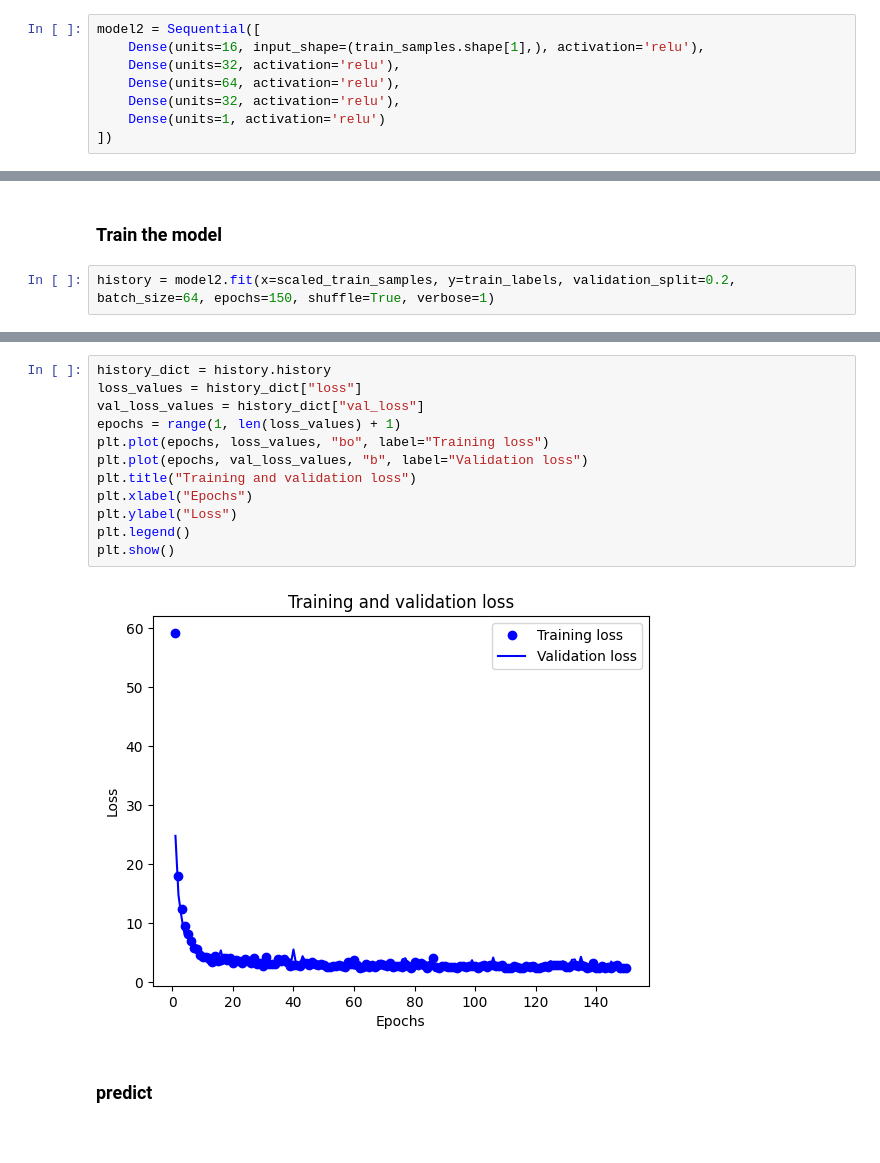
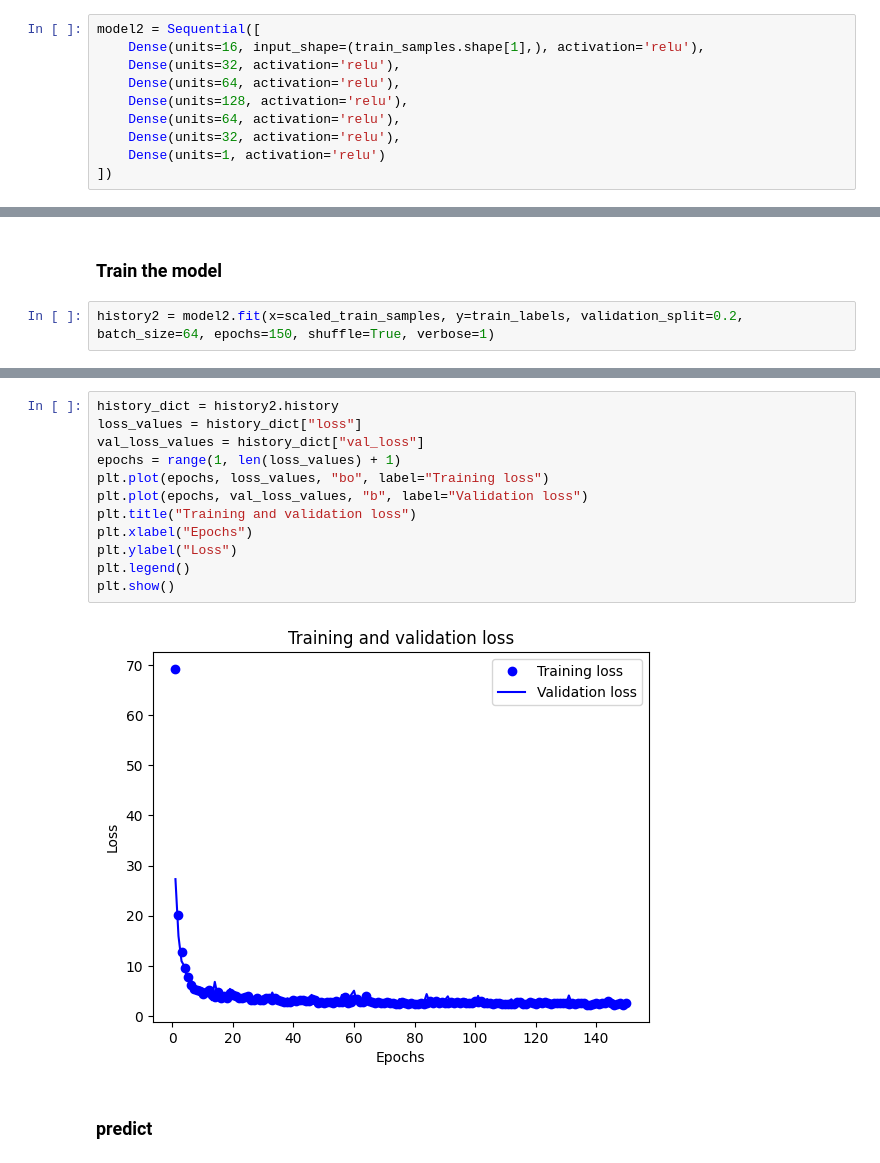
Before and after one commit to pgt7/CA-project, a Jupyter notebook: main.ipynb, the cells around one changed output, grey strips where cells are left out. Saved outputs shown, nothing was run; the diff lists cells and outputs as text.

```diff
--- a/main.ipynb
+++ b/main.ipynb
@@ -387,6 +386,8 @@ model2 = Sequential([
     Dense(units=16, input_shape=(train_samples.shape[1],), activation='relu'),
     Dense(units=32, activation='relu'),
     Dense(units=64, activation='relu'),
+    Dense(units=128, activation='relu'),
+    Dense(units=64, activation='relu'),
     Dense(units=32, activation='relu'),
     Dense(units=1, activation='relu')
 ])
@@ -401,6 +402,6 @@ model2.compile(
 # %% [markdown]
 ### Train the model
 # %%
-history = model2.fit(x=scaled_train_samples, y=train_labels, validation_split=0.2, batch_size=64, epochs=150, shuffle=True, verbose=1)
+history2 = model2.fit(x=scaled_train_samples, y=train_labels, validation_split=0.2, batch_size=64, epochs=150, shuffle=True, verbose=1)
 # %% [output]
 Epoch 1/150
@@ -431,17 +432,17 @@ plt.show()
 # %%
-history_dict = history.history
+history_dict = history2.history
 loss_values = history_dict["loss"]
 val_loss_values = history_dict["val_loss"]
 epochs = range(1, len(loss_values) + 1)
 plt.plot(epochs, loss_values, "bo", label="Training loss")
 plt.plot(epochs, val_loss_values, "b", label="Validation loss")
 plt.title("Training and validation loss")
 plt.xlabel("Epochs")
 plt.ylabel("Loss")
 plt.legend()
 plt.show()
 # %% [output]
-[figure, old version]
+[figure, new version]
 # %% [markdown]
 ### predict
 # %%
```
Also changed, not shown: parts of 26 cells of this notebook.
